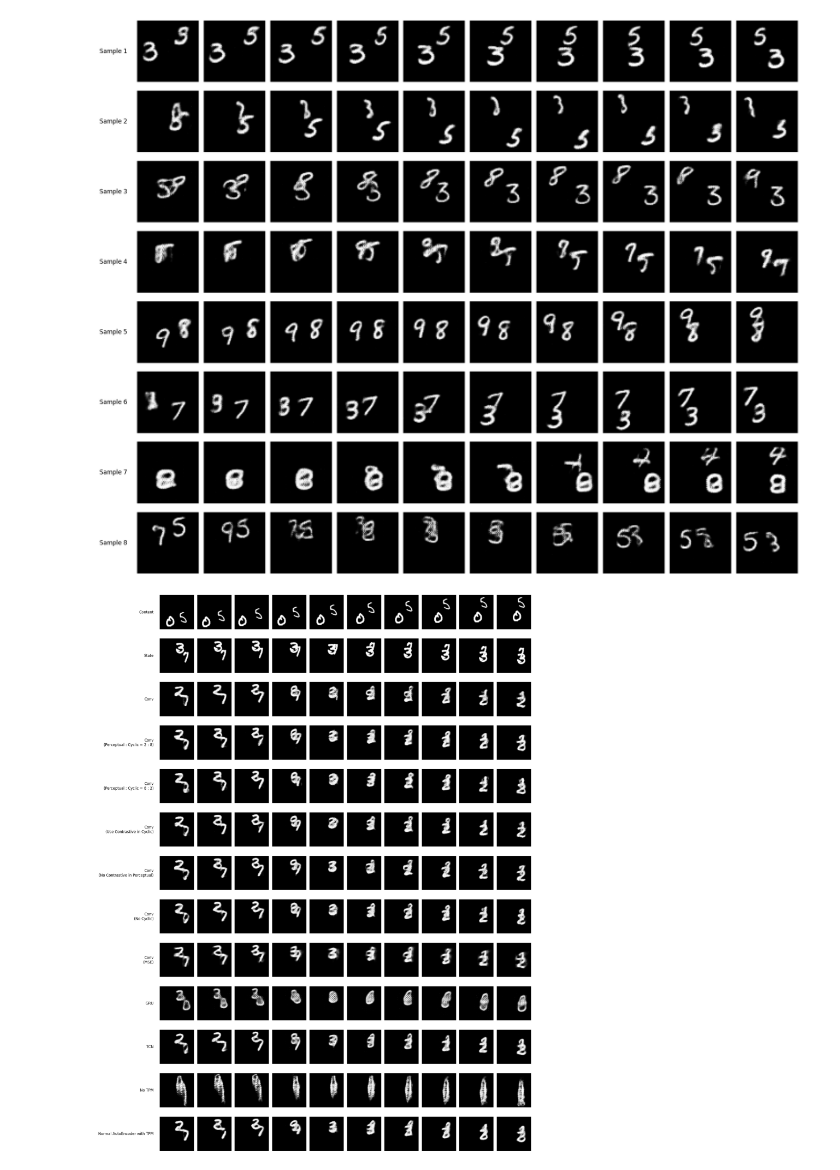
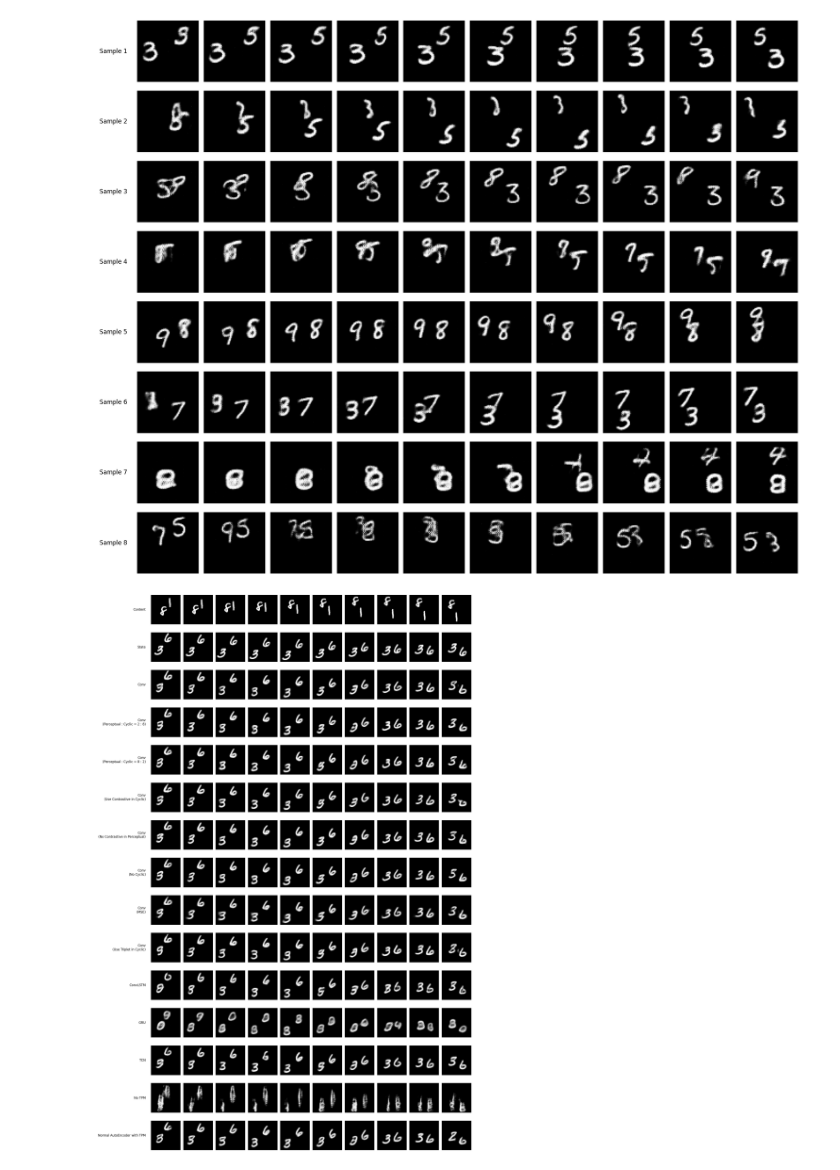
Before and after one commit to nnaakkaaii/HD-VRN, a Jupyter notebook: notebook/mmnist.ipynb, the cells around one changed output. Cells and saved outputs as stored; diff of their text form; code cells hidden in the pictures.

```diff
--- a/notebook/mmnist.ipynb
+++ b/notebook/mmnist.ipynb
@@ -351,6 +355,8 @@ def show_reconstructions(paths: list[str], i: int = 0, ci: int = 0, si: int = 0)
                 label += "\n(Use Contrastive in Cyclic)"
             elif loss == "p8c5m2":
                 label += "\n(Perceptual : Cyclic = 8 : 2)"
+            elif loss == "p5t5":
+                label += "\n(Use Triplet in Cyclic)"
 
             labels.append(label)
 
@@ -385,22 +391,23 @@ def show_reconstructions(paths: list[str], i: int = 0, ci: int = 0, si: int = 0)
 # %%
 show_reconstructions(
     paths=[
         "../results/finalized/mmnist-hrdae2d-conv2d/p5c5m5/2024-07-08_22-24-04/weights/best_model.pth",
         "../results/finalized/mmnist-hrdae2d-conv2d/p2c5m8/2024-07-10_16-09-07/weights/best_model.pth",
         "../results/finalized/mmnist-hrdae2d-conv2d/p8c5m2/2024-07-10_13-02-24/weights/best_model.pth",
         "../results/finalized/mmnist-hrdae2d-conv2d/p5c5c5/2024-07-11_00-15-34/weights/best_model.pth",
         "../results/finalized/mmnist-hrdae2d-conv2d/p5c0m5/2024-07-12_14-12-13/weights/best_model.pth",
         "../results/finalized/mmnist-hrdae2d-conv2d/p2c5/2024-07-12_23-31-39/weights/best_model.pth",
         "../results/finalized/mmnist-hrdae2d-conv2d/m5m5/2024-07-10_19-49-41/weights/best_model.pth",
-        "../results/finalized/mmnist-hrdae2d-conv-lstm1d/2024-07-13_22-52-47/weights/best_model.pth", (not conv lstm?)
+        "../results/finalized/mmnist-hrdae2d-conv2d/p5t5/2024-07-14_14-32-39/weights/best_model.pth",
+        "../results/finalized/mmnist-hrdae2d-conv-lstm1d/2024-07-13_22-52-47/weights/best_model.pth",
         "../results/finalized/mmnist-hrdae2d-gru1d/2024-07-06_19-07-46/weights/best_model.pth",
         "../results/finalized/mmnist-hrdae2d-tcn1d/p5c5m5/2024-07-07_09-02-34/weights/best_model.pth",
         "../results/finalized/mmnist-hrdae2d-normal1d/2024-07-11_03-18-30/weights/best_model.pth",
         # "../results/finalized/mmnist-rdae2d-conv2d/2024-07-11_11-42-59/weights/best_model.pth", (attention?)
         "../results/finalized/mmnist-rae2d-conv2d/p5m5/2024-07-11_15-39-33/weights/best_model.pth",
         # rae normal?
     ],
-    i=0, ci=3, si=6,
+    i=0, ci=2, si=7,
 )
 # %% [output]
-[figure, old version]
+[figure, new version]
```
Also changed, not shown: parts of 2 cells of this notebook, 2 other files.
